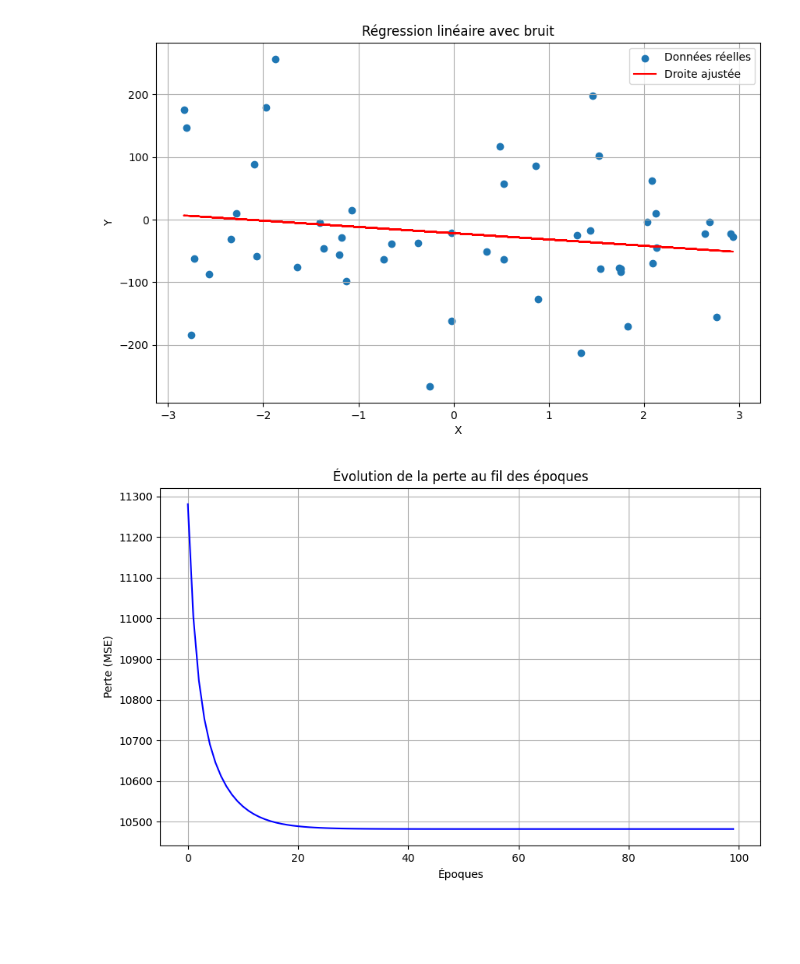
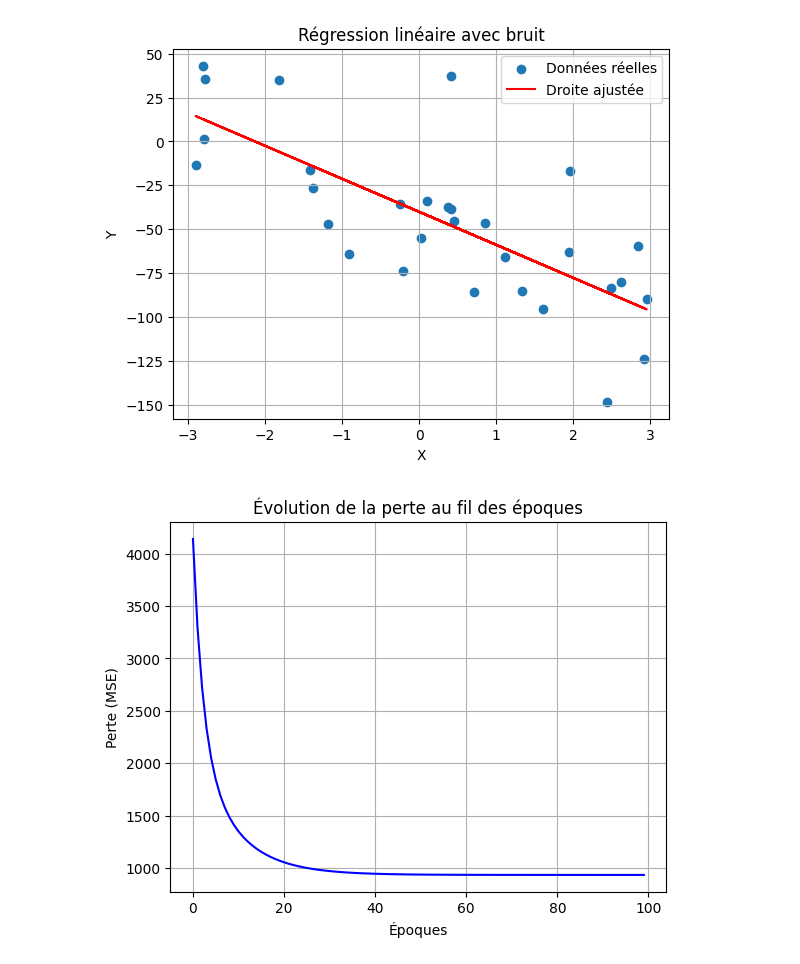
Before and after one commit to KIMSAIDI/DIY-Project, a Jupyter notebook: main_lineair.ipynb, the cells around one changed output. Drawn from its saved outputs; the diff is of its cells as text; code cells hidden in the pictures; blank space fills up the shorter version.

```diff
--- a/main_lineair.ipynb
+++ b/main_lineair.ipynb
@@ -8,18 +8,16 @@ from loss import *
 # %%
 # --- Génération des données  ---
 
-# Nombre d'échantillon
-n_samples = 50
 
+n_samples = 30 # Nombre d'échantillon
 X = np.random.uniform(-3, 3, n_samples).reshape((-1, 1))
+noise = np.random.normal(-30, 30, n_samples).reshape((-1, 1)) # Génération du bruit
 
-# Génération du bruit
-noise = np.random.normal(0, 100, n_samples).reshape((-1, 1))
-
-true_slope = -20
-true_intercept = -10
+true_slope = -15
+true_intercept = -5
 
 y = true_slope * X + true_intercept + noise
+
 
 # Création du modèle
 model = Linear(X.shape[1], 1)
@@ -53,9 +51,8 @@ for epoch in range(num_epochs):
 
 
 
-
 # --- Visualisation des résultats ---
-plt.figure(figsize=(10, 6))
+plt.figure()
 plt.scatter(X, y, label='Données réelles')
 plt.plot(X, model.forward(X), color='red', label='Droite ajustée')
 plt.xlabel('X')
@@ -66,7 +63,7 @@ plt.grid(True)
 plt.show()
 
 # --- Tracé de la perte au fil des époques ---
-plt.figure(figsize=(10, 6))
+plt.figure()
 plt.plot(range(num_epochs), losses, color='blue')
 plt.xlabel('Époques')
 plt.ylabel('Perte (MSE)')
@@ -78,2 +84,2 @@ Epoch 0, Loss 11280.755155825314
-[figure, old version]
+[figure, new version]
-[figure, old version]
+[figure, new version]
```
Also changed, not shown: parts of 1 cell of this notebook, 1 other file.
